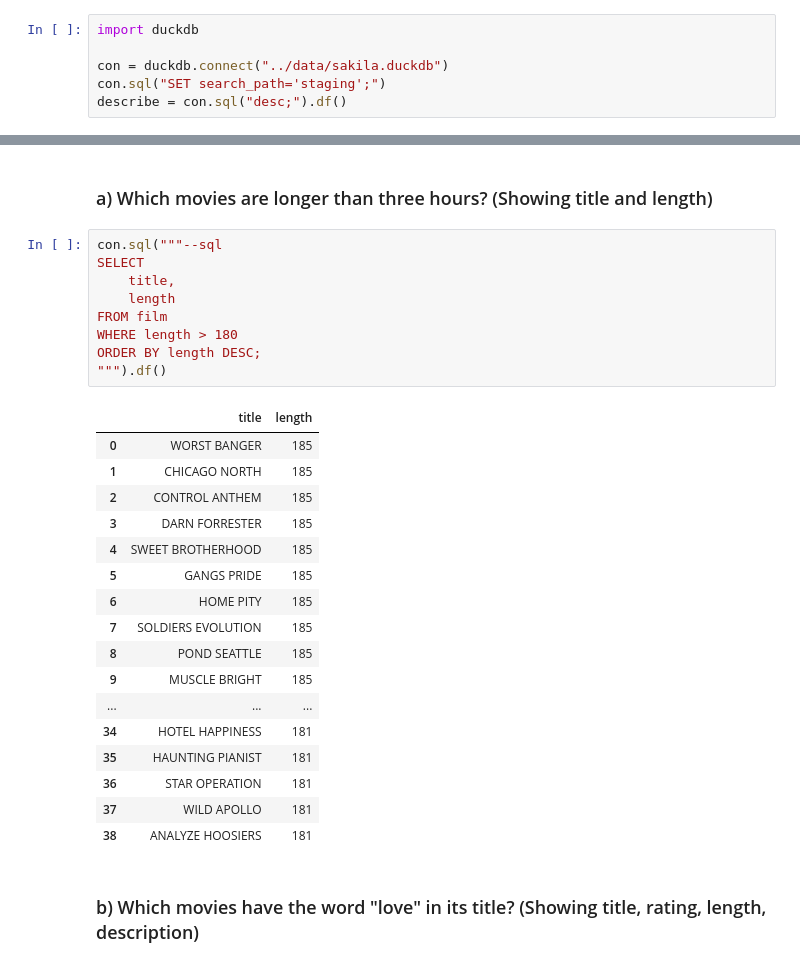
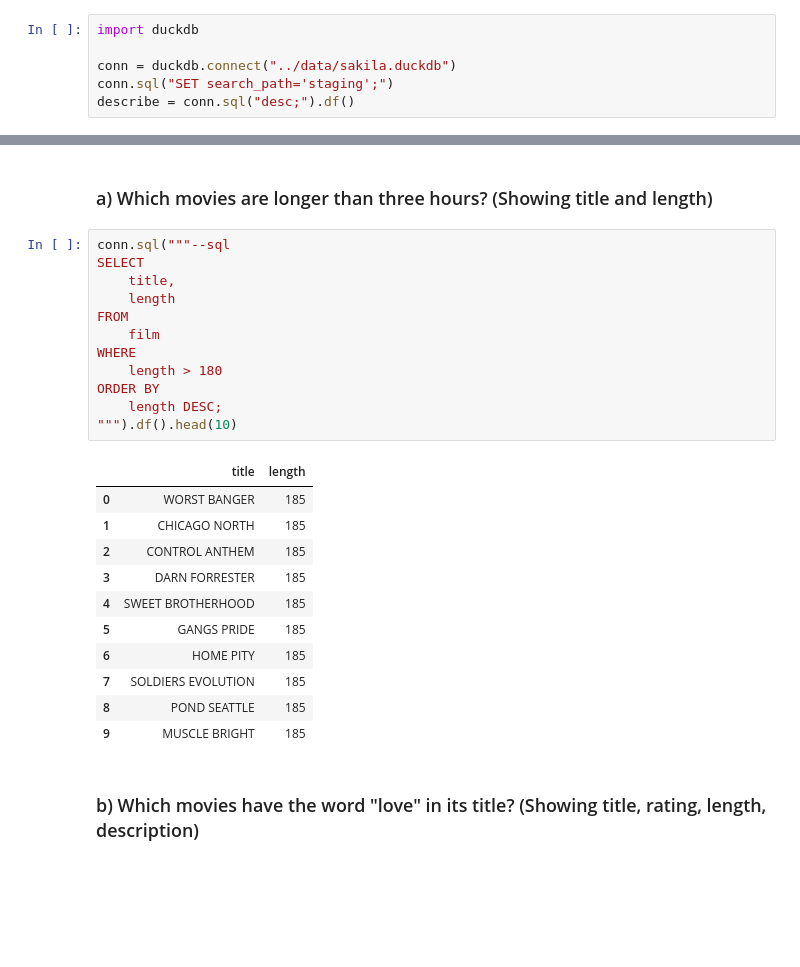
Before and after one commit to pytt156/sakila_lab_daniela_algerydh, a Jupyter notebook: notebooks/01_eda.ipynb, the cells around one changed output, grey strips where cells are left out. Saved outputs shown, nothing was run; the diff lists cells and outputs as text; blank space fills up the shorter version.

```diff
--- a/notebooks/01_eda.ipynb
+++ b/notebooks/01_eda.ipynb
@@ -3,9 +3,9 @@
 # %%
 import duckdb
 
-con = duckdb.connect("../data/sakila.duckdb")
-con.sql("SET search_path='staging';")
-describe = con.sql("desc;").df()
+conn = duckdb.connect("../data/sakila.duckdb")
+conn.sql("SET search_path='staging';")
+describe = conn.sql("desc;").df()
 # %%
 describe
 # %% [output]
@@ -29,32 +29,29 @@ describe
 # %% [markdown]
 ### a) Which movies are longer than three hours? (Showing title and length)
 # %%
-con.sql("""--sql
+conn.sql("""--sql
 SELECT
     title,
     length
-FROM film
-WHERE length > 180
-ORDER BY length DESC;
-""").df()
+FROM
+    film
+WHERE
+    length > 180
+ORDER BY
+    length DESC;
+""").df().head(10)
 # %% [output]
 |  | title | length |
 | 0 | WORST BANGER | 185 |
 | 1 | CHICAGO NORTH | 185 |
 | 2 | CONTROL ANTHEM | 185 |
 | 3 | DARN FORRESTER | 185 |
 | 4 | SWEET BROTHERHOOD | 185 |
 | 5 | GANGS PRIDE | 185 |
 | 6 | HOME PITY | 185 |
 | 7 | SOLDIERS EVOLUTION | 185 |
 | 8 | POND SEATTLE | 185 |
 | 9 | MUSCLE BRIGHT | 185 |
-| ... | ... | ... |
-| 34 | HOTEL HAPPINESS | 181 |
-| 35 | HAUNTING PIANIST | 181 |
-| 36 | STAR OPERATION | 181 |
-| 37 | WILD APOLLO | 181 |
-| 38 | ANALYZE HOOSIERS | 181 |
 # %% [markdown]
 ### b) Which movies have the word "love" in its title? (Showing title, rating, length, description)
 # %%
```
Also changed, not shown: parts of 12 cells of this notebook, 2 other files.
